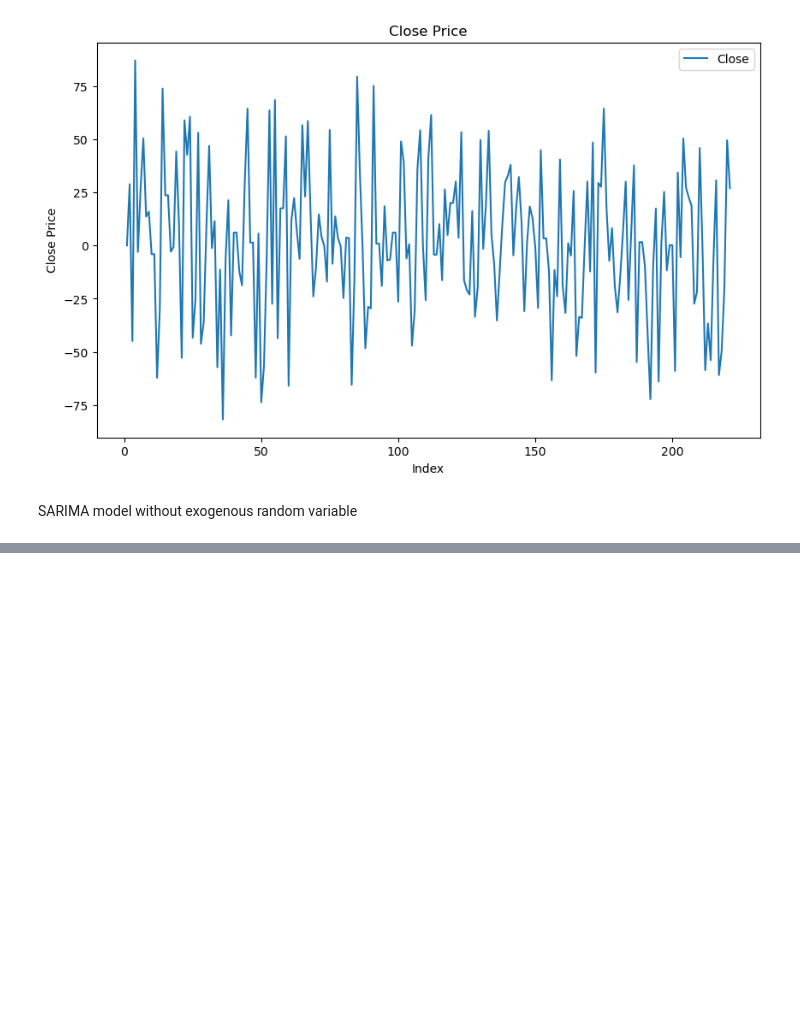
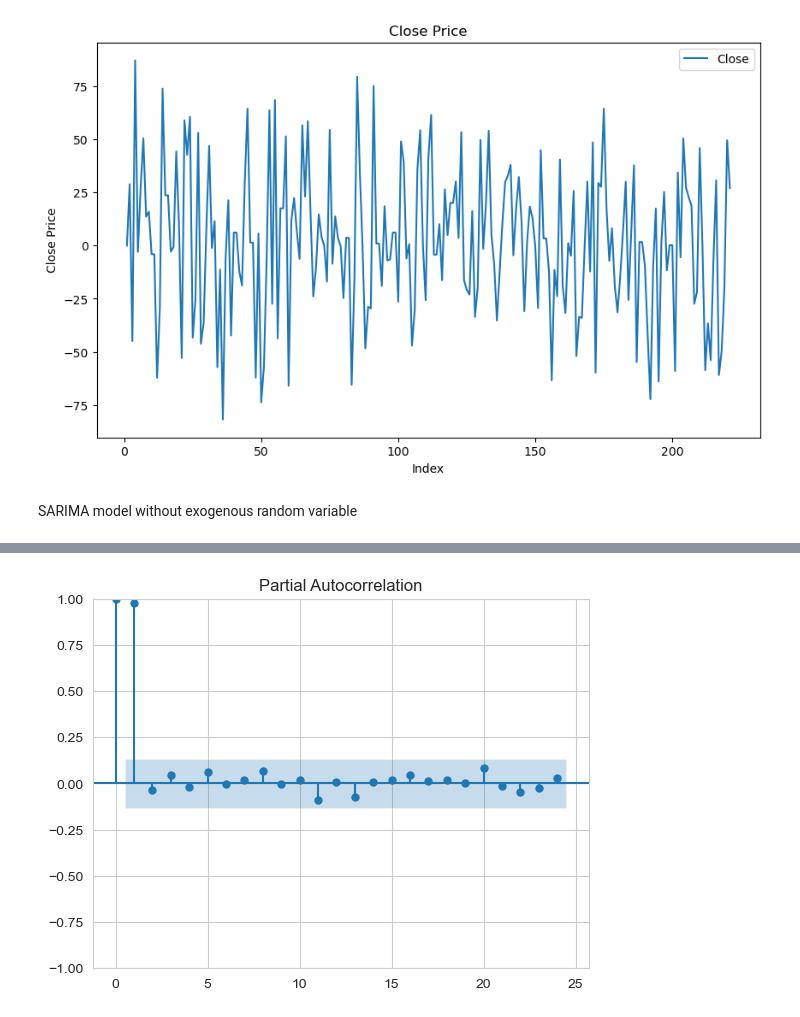
Before and after one commit to nasheydari/NSPP-News-Based-Stock-Price-Prediction, a Jupyter notebook: train.ipynb, the cells around one changed output, grey strips where cells are left out. Saved outputs shown, nothing was run; the diff lists cells and outputs as text; code cells hidden in the pictures; blank space fills up the shorter version.

```diff
--- a/train.ipynb
+++ b/train.ipynb
@@ -183,0 +240,5 @@ plt.show()
+# %%
+plot_pacf(df_train['Close_numeric'].dropna())
+plt.show()
+# %% [output]
+[figure, added]
```
Also changed, not shown: parts of 17 cells of this notebook.
